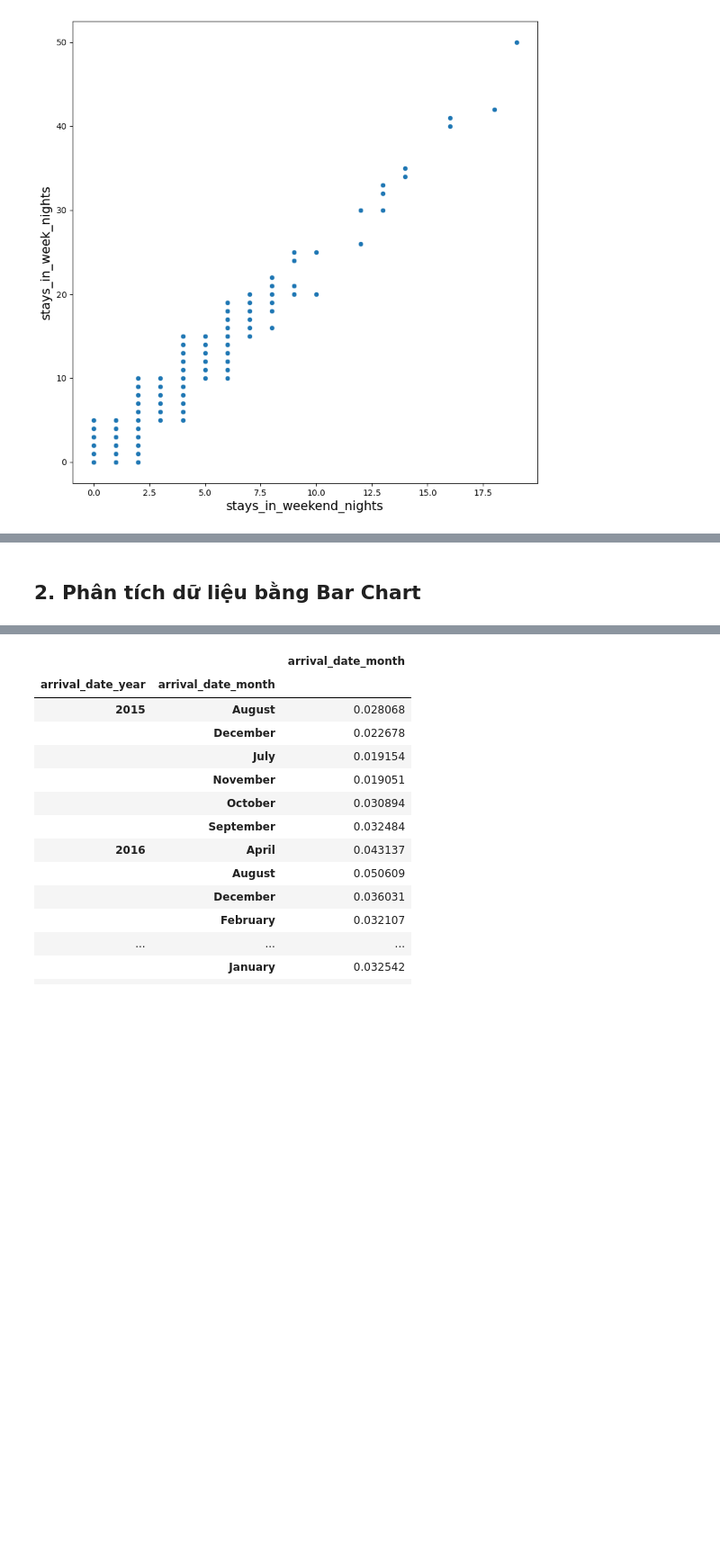
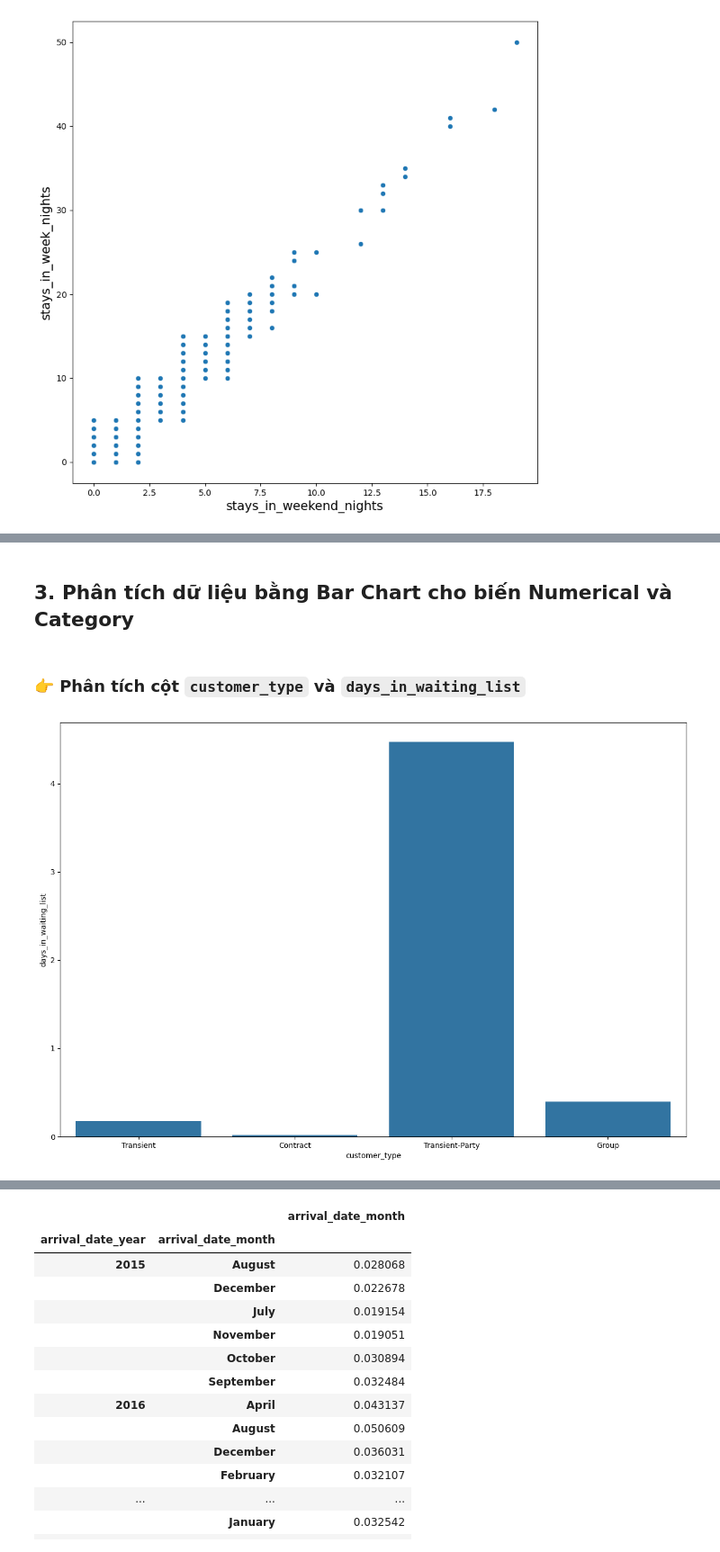
Before and after one commit to kolee1902/Data_Visualization_DoAnQuanHoa, a Jupyter notebook: Hotel_Booking.ipynb, the cells around one changed output, grey strips where cells are left out. Shown at 90% size. Drawn from its saved outputs; the diff is of its cells as text; code cells hidden in the pictures; blank space fills up the shorter version.

```diff
--- a/Hotel_Booking.ipynb
+++ b/Hotel_Booking.ipynb
@@ -345,2 +325,9 @@ Index(['is_canceled', 'lead_time', 'arrival_date_year',
 # %% [markdown]
-## 2. Phân tích dữ liệu bằng Bar Chart
+## 3. Phân tích dữ liệu bằng Bar Chart cho biến Numerical và Category
+# %% [markdown]
+### 👉 **Phân tích cột `customer_type` và `days_in_waiting_list`**
+# %%
+plt.figure(figsize=(15, 10))
+sns.barplot(data=hotel_df, x='customer_type', y='days_in_waiting_list',errorbar=None);
+# %% [output]
+[figure, added]
```
Also changed, not shown: parts of 32 cells of this notebook.
